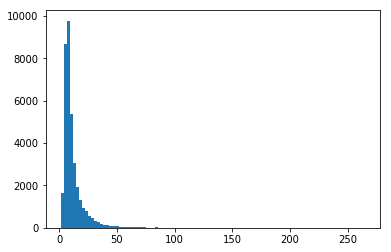
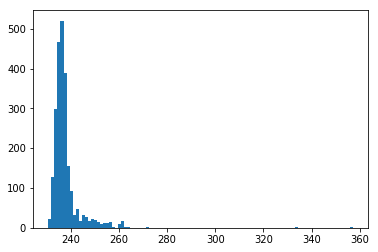
Unified diff of the notebook cell whose output changed from the first chart to the second:
--- before
+++ after
@@ -1,4 +1,4 @@
 plt.figure()
-plt.hist(data_dict[ModuleKey(5,10)][1], bins=100)
+plt.hist(data_dict[ModuleKey(5,11)][1], bins=100)
 # plt.yscale('log')
 plt.show()

Commit: added isotropic test script; ran successful clsim scripts; added pocam generator module; cleaned up directories